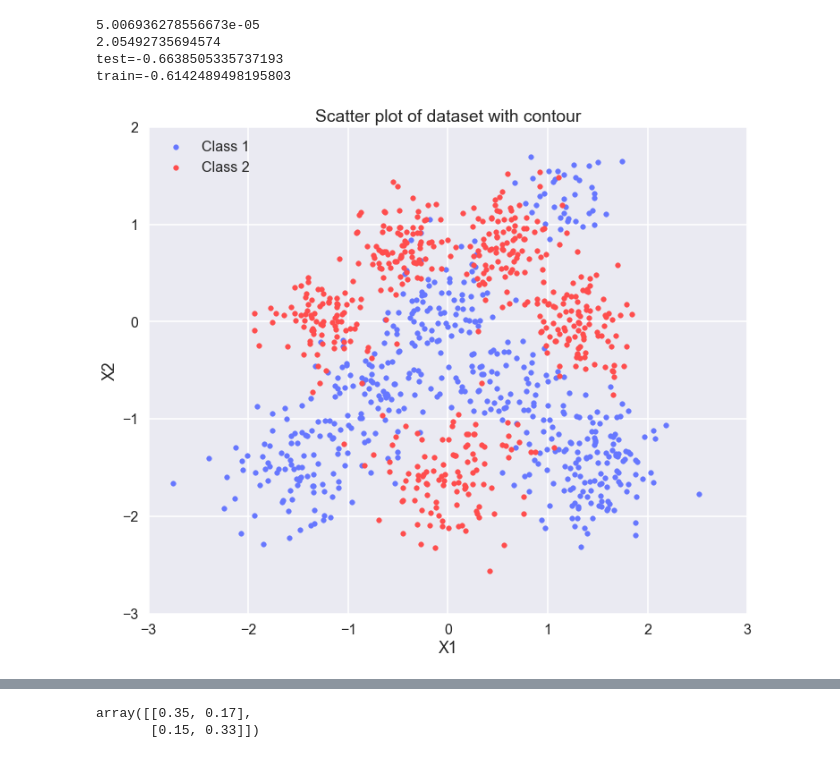
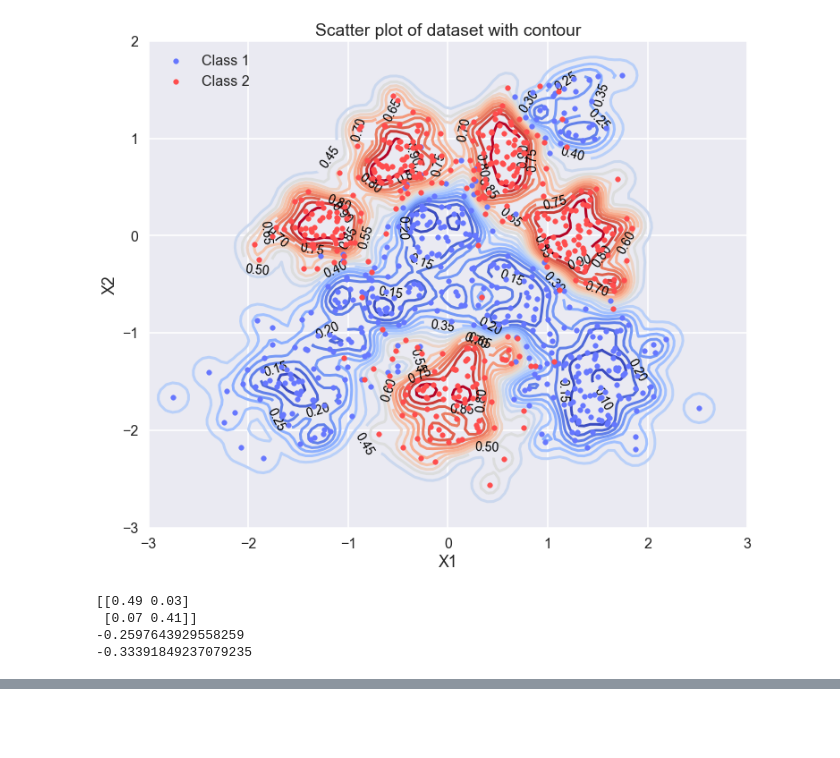
Before and after one commit to dk538/IIA-labs, a Jupyter notebook: 3F8/3F8_FTR.ipynb, the cells around one changed output, grey strips where cells are left out. Cells and saved outputs as stored; diff of their text form; code cells hidden in the pictures; blank space fills up the shorter version.

```diff
--- a/3F8/3F8_FTR.ipynb
+++ b/3F8/3F8_FTR.ipynb
@@ -159,21 +172,16 @@ class LogisticRegression:
 # %%
-model = LogisticRegression(lr=1e-4, num_iter=500, split=0.2)
+model = LaplaceApproximation(rbf_length=0.1, split=0.2, prior_var=1)
 model.fit(X, y)
-
-preds = model.predict_prob(model.X_train)
-
-model.plot_data_internal(X,y)
-
-model.plot_ll()
 
 model.plot_contour(model.X_train, model.X_train_plot, model.y_train)
 
-#model.confusion(model.X_train, model.y_train)
+print(model.confusion(model.X_test, model.y_test))
 
-model.confusion(model.X_test, model.y_test)
+print(model.compute_ll(model.X_train, model.y_train))
+print(model.compute_ll(model.X_test, model.y_test))
 # %% [output]
+[figure, new version]
-5.006936278556673e-05
-2.05492735694574
-test=-0.6638505335737193
-train=-0.6142489498195803
+[[0.49 0.03]
+ [0.07 0.41]]
+-0.2597643929558259
+-0.33391849237079235
-[figure, old version]
@@ -182,2 +187,0 @@ train=-0.6142489498195803
-array([[0.35, 0.17],
-       [0.15, 0.33]])
```
Also changed, not shown: parts of 17 cells of this notebook.
